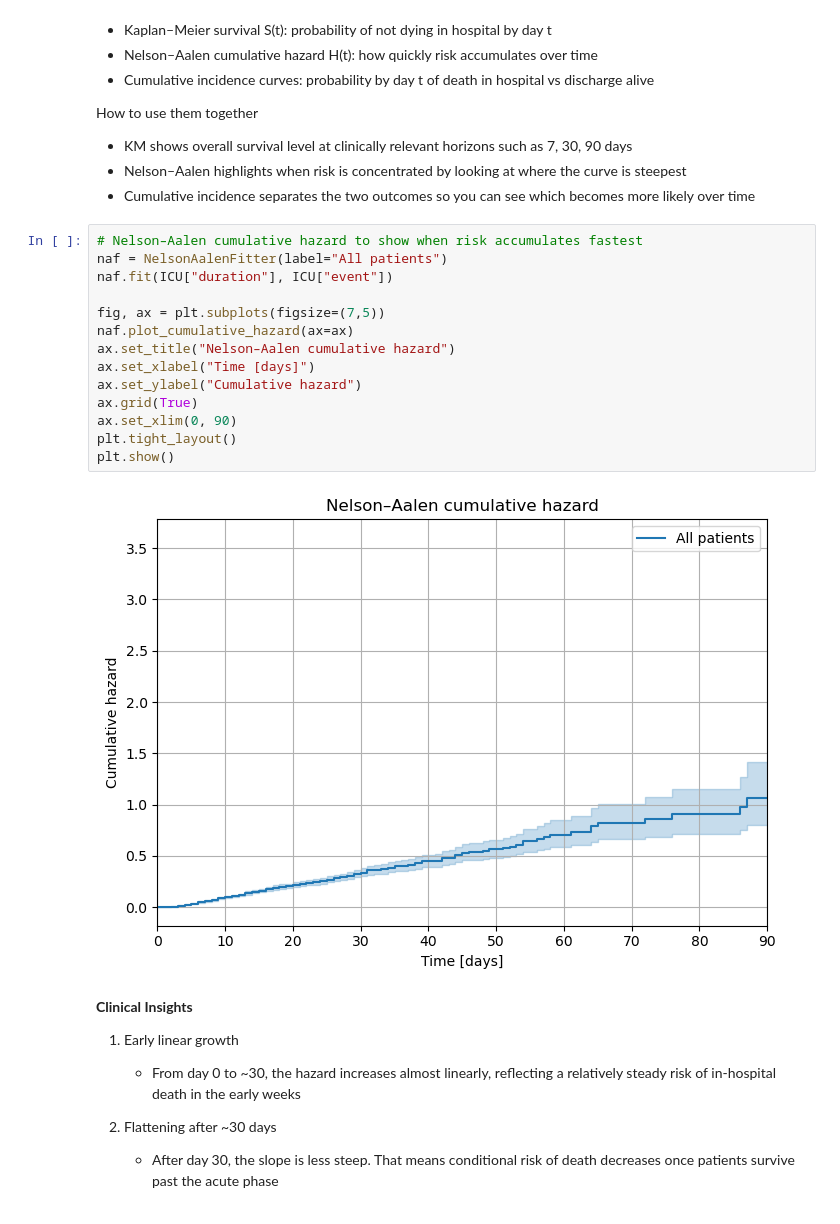
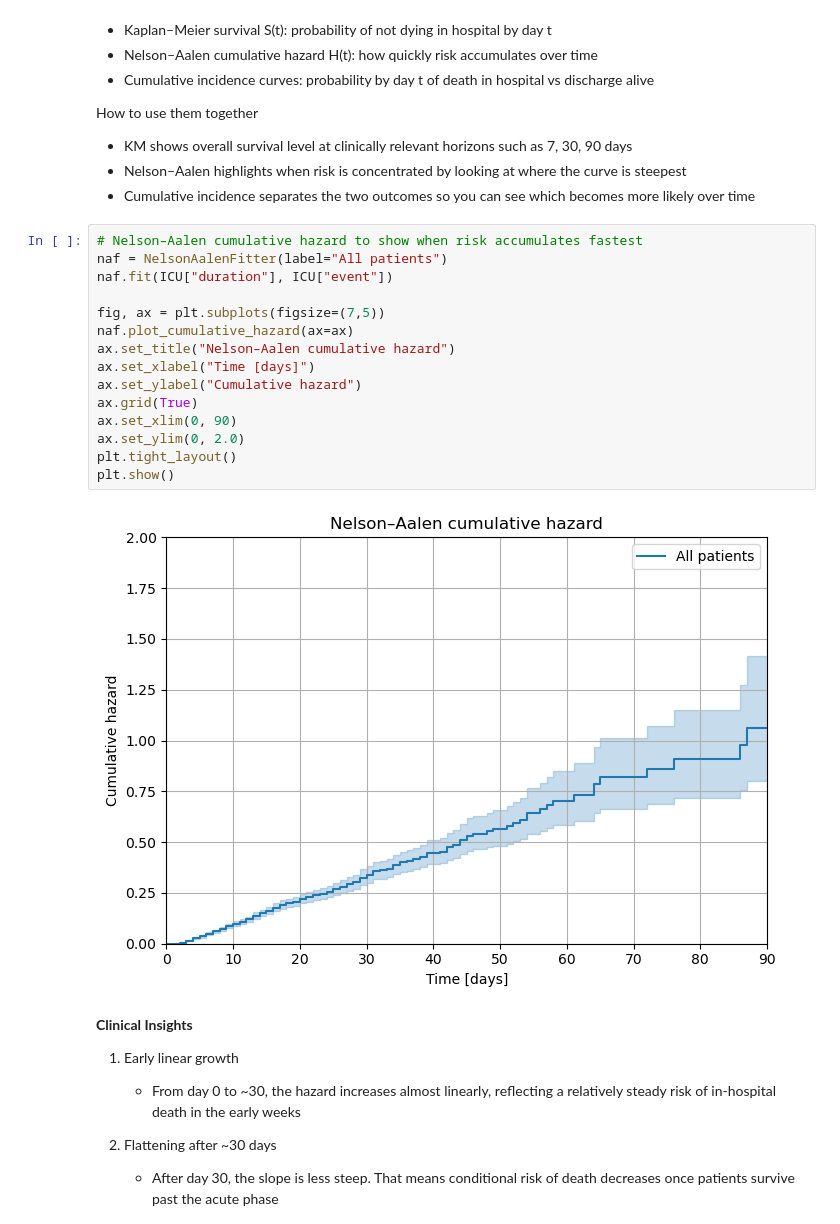
Before and after one commit to IE-ML-for-Healthcare/ICU_Survival_analysis, a Jupyter notebook: 01_ICU_Survival_analysis_KM.ipynb, the cells around one changed output. Drawn from its saved outputs; the diff is of its cells as text.

```diff
--- a/01_ICU_Survival_analysis_KM.ipynb
+++ b/01_ICU_Survival_analysis_KM.ipynb
@@ -385,19 +432,20 @@ How to use them together
 # %%
 # Nelson–Aalen cumulative hazard to show when risk accumulates fastest
 naf = NelsonAalenFitter(label="All patients")
 naf.fit(ICU["duration"], ICU["event"])
 
 fig, ax = plt.subplots(figsize=(7,5))
 naf.plot_cumulative_hazard(ax=ax)
 ax.set_title("Nelson–Aalen cumulative hazard")
 ax.set_xlabel("Time [days]")
 ax.set_ylabel("Cumulative hazard")
 ax.grid(True)
 ax.set_xlim(0, 90)
+ax.set_ylim(0, 2.0)
 plt.tight_layout()
 plt.show()
 # %% [output]
-[figure, old version]
+[figure, new version]
 # %% [markdown]
 **Clinical Insights**
 
```
Also changed, not shown: parts of 13 cells of this notebook, 1 other file.
